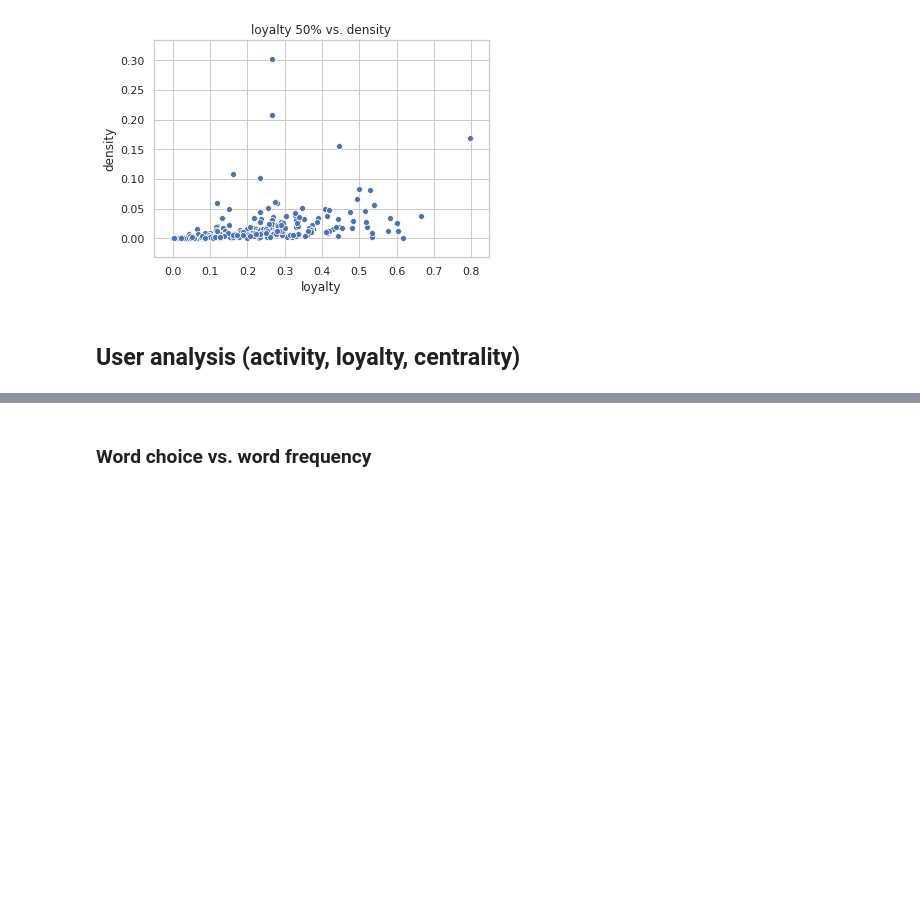
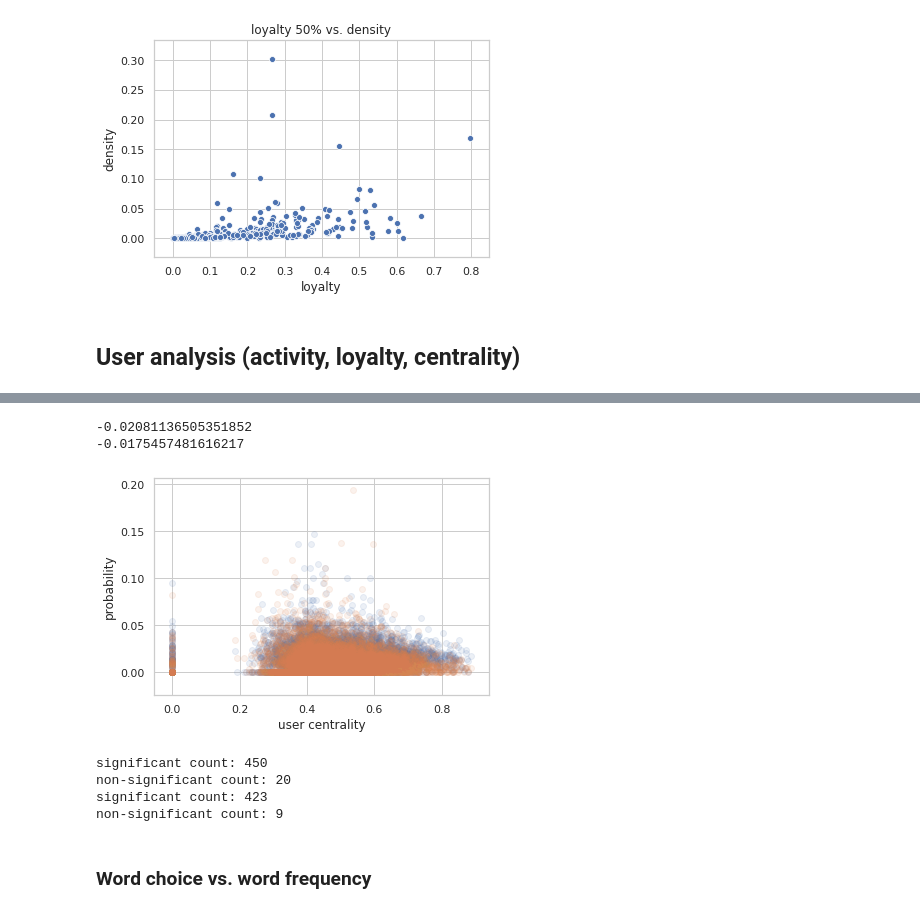
Before and after one commit to lucy3/ingroup_lang, a Jupyter notebook: code/sociolect_score_analysis.ipynb, the cells around one changed output, grey strips where cells are left out. Drawn from its saved outputs; the diff is of its cells as text; code cells hidden in the pictures; blank space fills up the shorter version.

```diff
--- a/code/sociolect_score_analysis.ipynb
+++ b/code/sociolect_score_analysis.ipynb
@@ -152,3 +149,38 @@ pubgmobile (0.4879000407005075, 9.68156430200559e-116)
+# %%
+sense_corrs = attribute_vs_scores(sr_user_centrality, user_scores, "user centrality", xlog=False)
+print(np.mean(sense_corrs))
+type_corrs = attribute_vs_scores(sr_user_centrality, pmi_user_scores, "user centrality", xlog=False)
+print(np.mean(type_corrs))
+# %% [output]
+-0.02081136505351852
+-0.0175457481616217
+[figure, added]
+# %%
+def loyalty_vs_scores(score_dict):
+    pvalues = []
+    for sr in sr_user_counts:
+        x = []
+        y = []
+        for user in sorted(score_dict[sr]):
+            if user in loyal_users[sr]:
+                x.append(score_dict[sr][user])
+            else:
+                y.append(score_dict[sr][user])
+        if all(v == 0 for v in x): continue
+        p = mannwhitneyu(x, y, alternative='greater')[1]
+        pvalues.append(p < 0.001)
+    print("significant count:", pvalues.count(True))
+    print("non-significant count:", pvalues.count(False))
+loyalty_vs_scores(user_scores)
+loyalty_vs_scores(pmi_user_scores)
+#plt.hist(x, label="loyal", alpha=0.2, density=True, range=[0, 0.1])
+#plt.hist(y, label="unloyal", alpha=0.2, density=True, range=[0, 0.1])
+#plt.legend()
+# %% [output]
+significant count: 450
+non-significant count: 20
+significant count: 423
+non-significant count: 9
 # %% [markdown]
 ### Word choice vs. word frequency
 # %%
```
Also changed, not shown: parts of 19 cells of this notebook, 5 other files.
